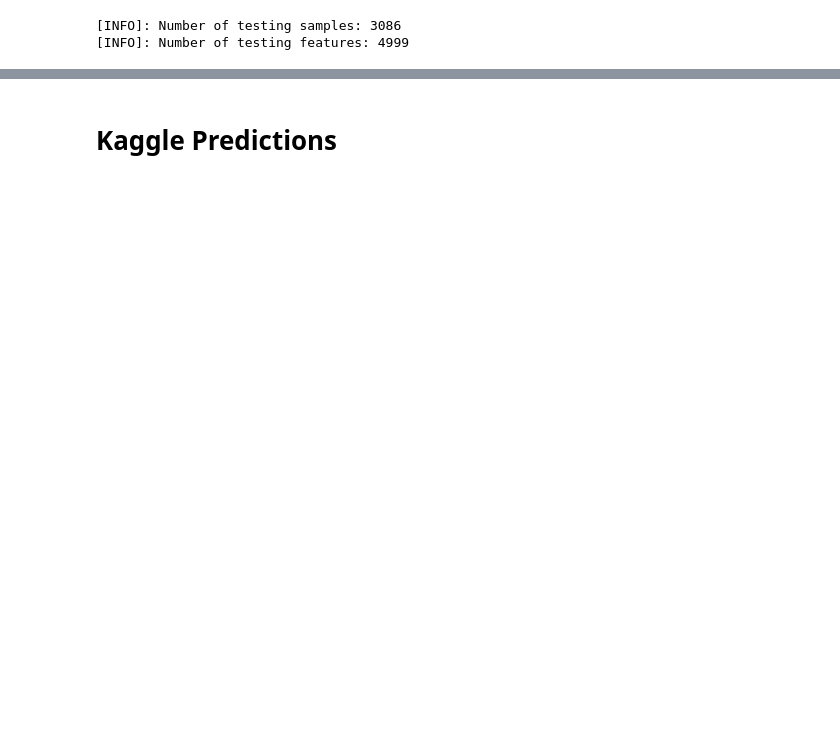
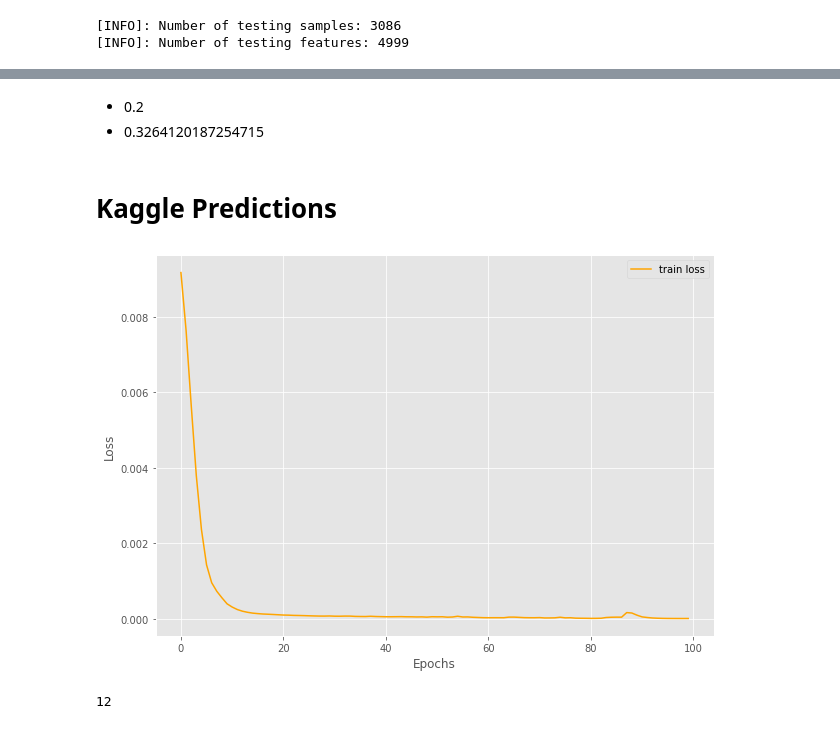
Before and after one commit to MessiFr/COMP90051_Project2, a Jupyter notebook: code/multi_layer_models/mll-abstracts-title.ipynb, the cells around one changed output, grey strips where cells are left out. Cells and saved outputs as stored; diff of their text form; code cells hidden in the pictures; blank space fills up the shorter version.

```diff
--- a/code/multi_layer_models/mll-abstracts-title.ipynb
+++ b/code/multi_layer_models/mll-abstracts-title.ipynb
@@ -17 +20,6 @@ X_test = torch.load('data/X_sentence_test.pt')
 y_test = torch.load('data/y_test.pt')
+# %%
+num_samples, num_features = X_train.shape
+
+print(X_train.shape)
+print(X_test.shape)
@@ -56,3 +76,6 @@ print(max(f1_scores))
+# %% [markdown]
+- 0.2
+- 0.3264120187254715
 # %%
 from preprocessing import for_kaggle
 from evaluation import kaggle_predict
@@ -64,5 +87,23 @@ kaggle_predict(model.model, X_test, 'abstract_title_test', lstm=True)
 # %% [markdown]
 # Kaggle Predictions
+# %%
+X_train = torch.load('data/X_sentence_all.pt')
+# X_train = torch.load('data/X_doc2vec_kaggle')
+y_train = torch.load('data/y_all.pt')
+train_dataset, train_dataloader = BinaryDataLoader(X_train, y_train, shuffle=True, batch_size=100)
+
+model = Model()
+model.set_dim(num_features)
+model.abstract_title()
+
+learning_rate = 0.001
+optimizer = optim.Adam(params=model.abstract_title().parameters(), lr=learning_rate) # 学习率衰减 / 学习率震荡
+epochs = 100
+model.train(train_dataloader, optimizer, epochs)
+model.save_status("abstract_title")
+model.plot_loss()
+# %% [output]
+[figure, added]
 # %%
 from preprocessing import for_kaggle
 from evaluation import kaggle_predict
@@ -74,0 +116,4 @@ kaggle_predict(model.model, X_kaggle, 'abstract_title', lstm=True)
+# %%
+12
+# %% [output]
+12
```
Also changed, not shown: parts of 9 cells of this notebook, 6 other files.
